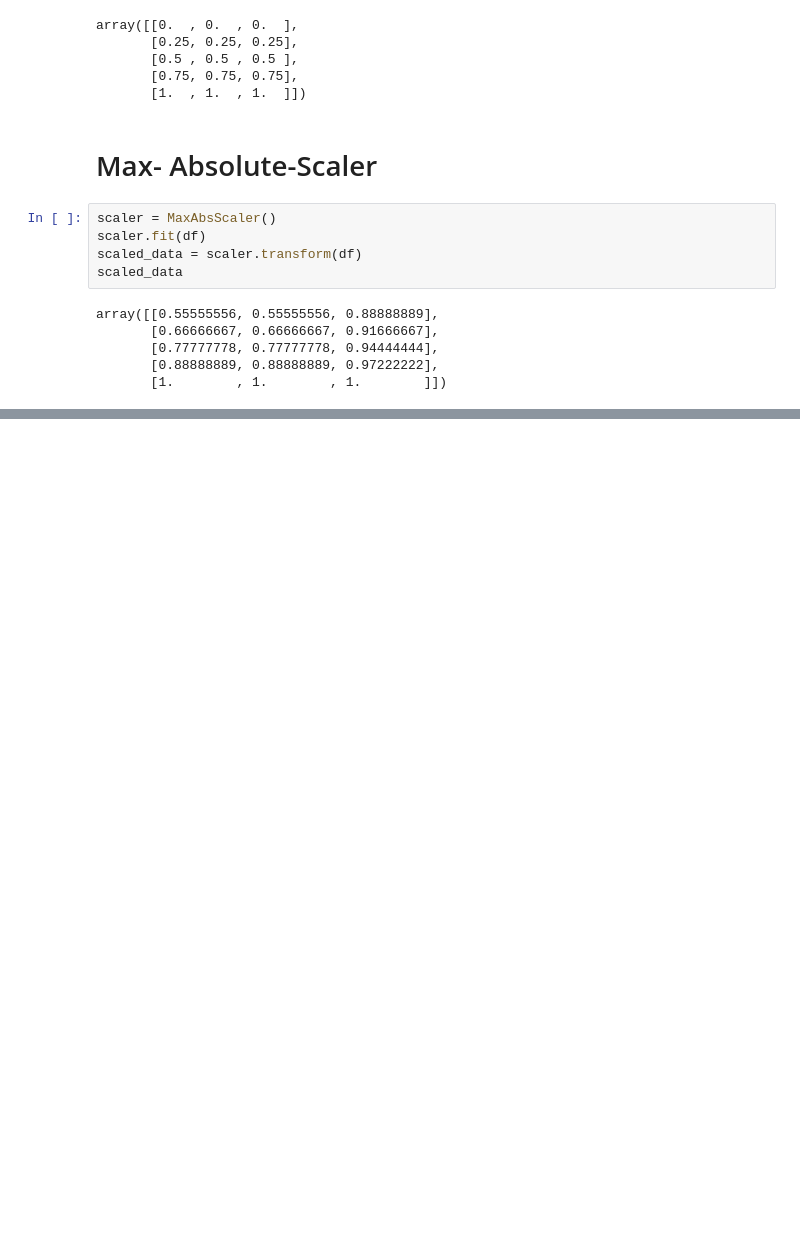
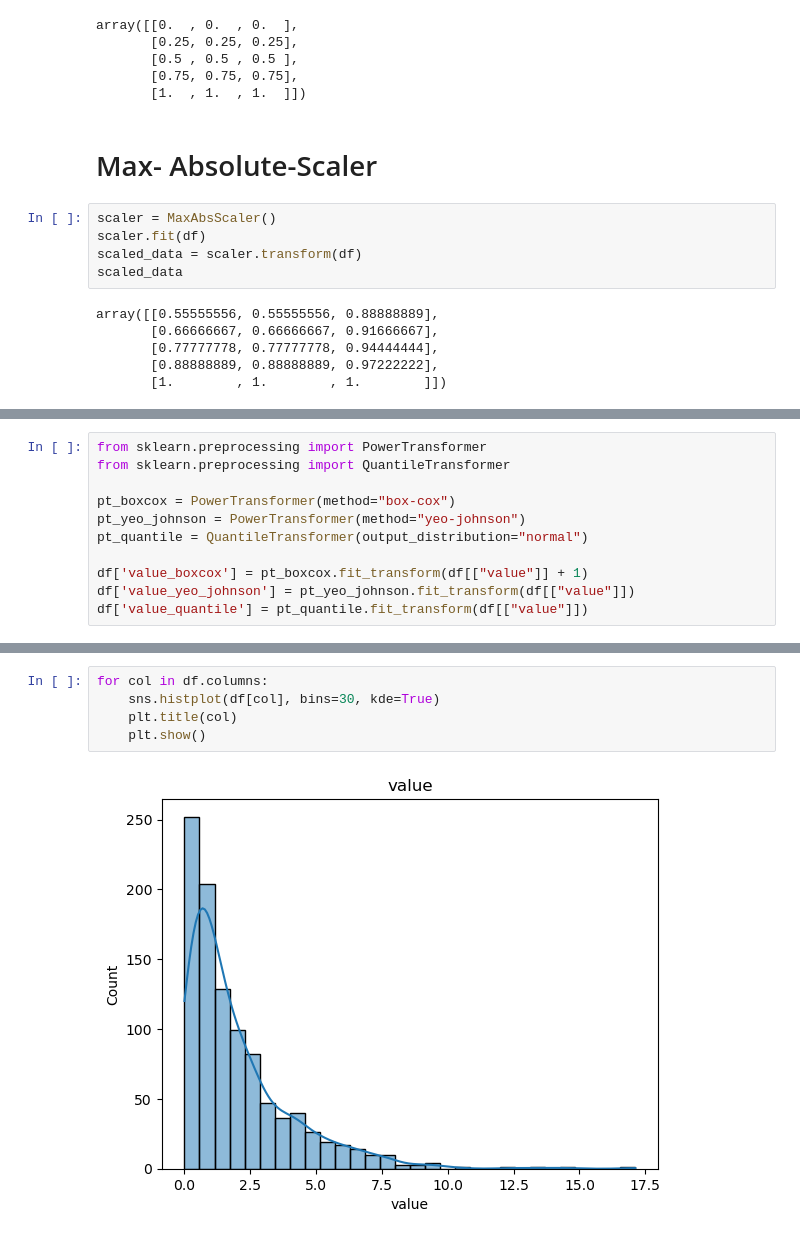
Before and after one commit to iamhafizmadnan/machine_learning, a Jupyter notebook: ML/05_Scalling.ipynb, the cells around one changed output, grey strips where cells are left out. Saved outputs shown, nothing was run; the diff lists cells and outputs as text; blank space fills up the shorter version.

```diff
--- a/ML/05_Scalling.ipynb
+++ b/ML/05_Scalling.ipynb
@@ -70,0 +101,11 @@ array([[0.55555556, 0.55555556, 0.88888889],
+# %%
+from sklearn.preprocessing import PowerTransformer
+from sklearn.preprocessing import QuantileTransformer
+
+pt_boxcox = PowerTransformer(method="box-cox")
+pt_yeo_johnson = PowerTransformer(method="yeo-johnson")
+pt_quantile = QuantileTransformer(output_distribution="normal")
+
+df['value_boxcox'] = pt_boxcox.fit_transform(df[["value"]] + 1)
+df['value_yeo_johnson'] = pt_yeo_johnson.fit_transform(df[["value"]])
+df['value_quantile'] = pt_quantile.fit_transform(df[["value"]])
@@ -70,0 +121,7 @@ array([[0.55555556, 0.55555556, 0.88888889],
+# %%
+for col in df.columns:
+    sns.histplot(df[col], bins=30, kde=True)
+    plt.title(col)
+    plt.show()
+# %% [output]
+[figure, added]
```
Also changed, not shown: parts of 10 cells of this notebook.
